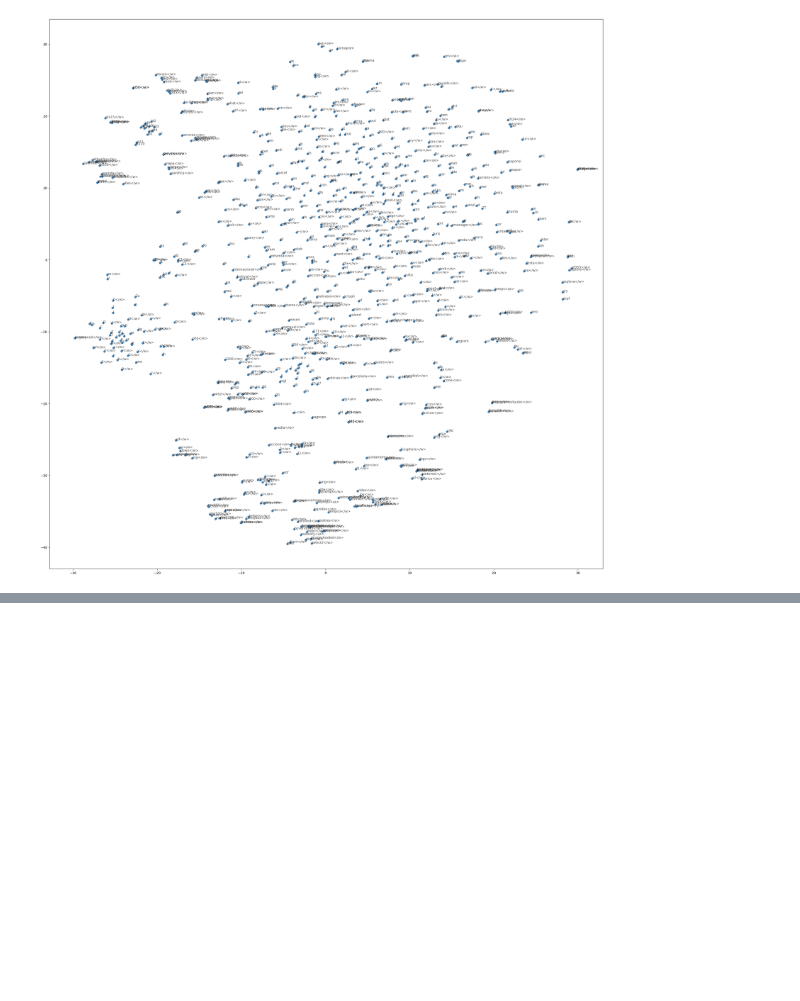
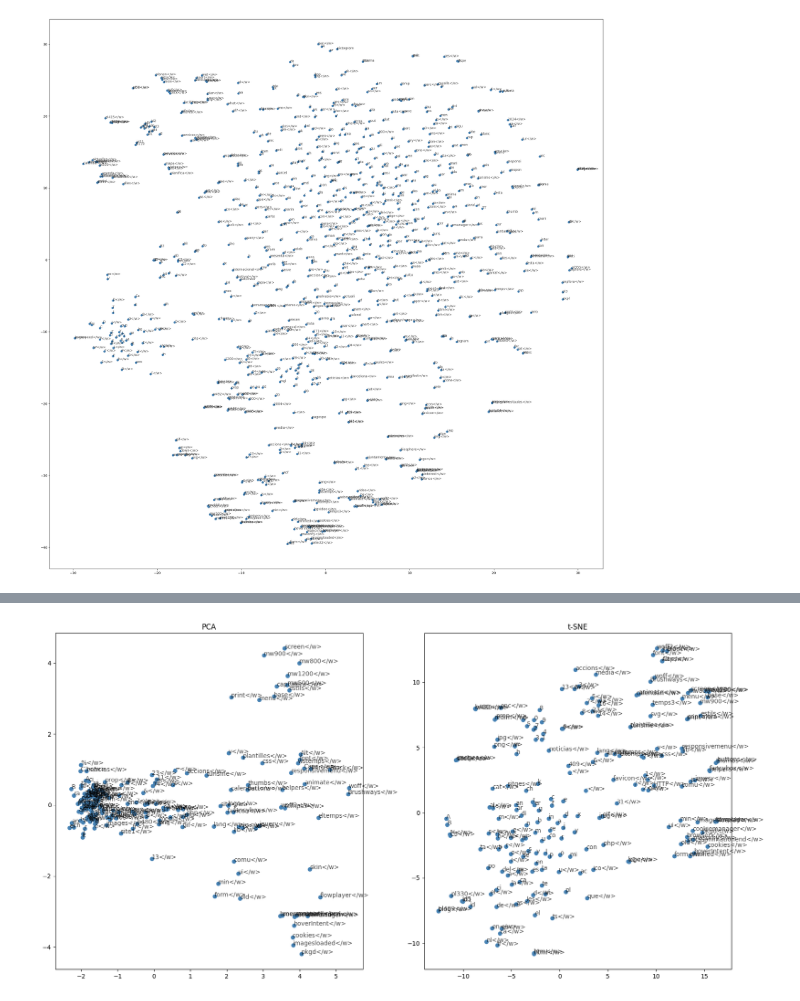
Before and after one commit to amritpal200/Synthesis-Project-1, a Jupyter notebook: src/data_analysis_2.ipynb, the cells around one changed output, grey strips where cells are left out. Drawn from its saved outputs; the diff is of its cells as text; code cells hidden in the pictures; blank space fills up the shorter version.

Commit message:
Retrain url embeddings for better quality

```diff
--- a/src/data_analysis_2.ipynb
+++ b/src/data_analysis_2.ipynb
@@ -969,0 +972,7 @@ for i in range(n):
+# %%
+from skipgram import *
+tokenizer = load_tokenizer(os.path.join(ROOT_DIR, "models"), "charbpe-url")
+tokenized_url_corpus = tokenize_corpus(corpus, tokenizer)
+trimmed_url_corpus = trim_corpus(tokenized_url_corpus, 5)
+word2idx, idx2word, vocab = create_lookup_tables(trimmed_url_corpus)
+subsampled_url_corpus = subsample(trimmed_url_corpus, word2idx, 1e-2)
@@ -969,0 +1019,16 @@ for i in range(n):
+# %%
+path = os.path.join(ROOT_DIR, 'models/embeddings-url.pt')
+save_embeddings(model, path)
+embeddings_out = model.out_embed.weight.to('cpu')
+torch.save(embeddings_out, os.path.join(ROOT_DIR, 'models/embeddings-url-out.pt'))
+embeddings = load_embeddings(path)
+# %%
+visualize_embeddings(
+	embeddings=embeddings,
+	idx2word=idx2word,
+	n=200,
+	method="both",
+	figsize=(20, 10)
+)
+# %% [output]
+[figure, added]
```
Also changed, not shown: parts of 10 cells of this notebook, 1 other file.
